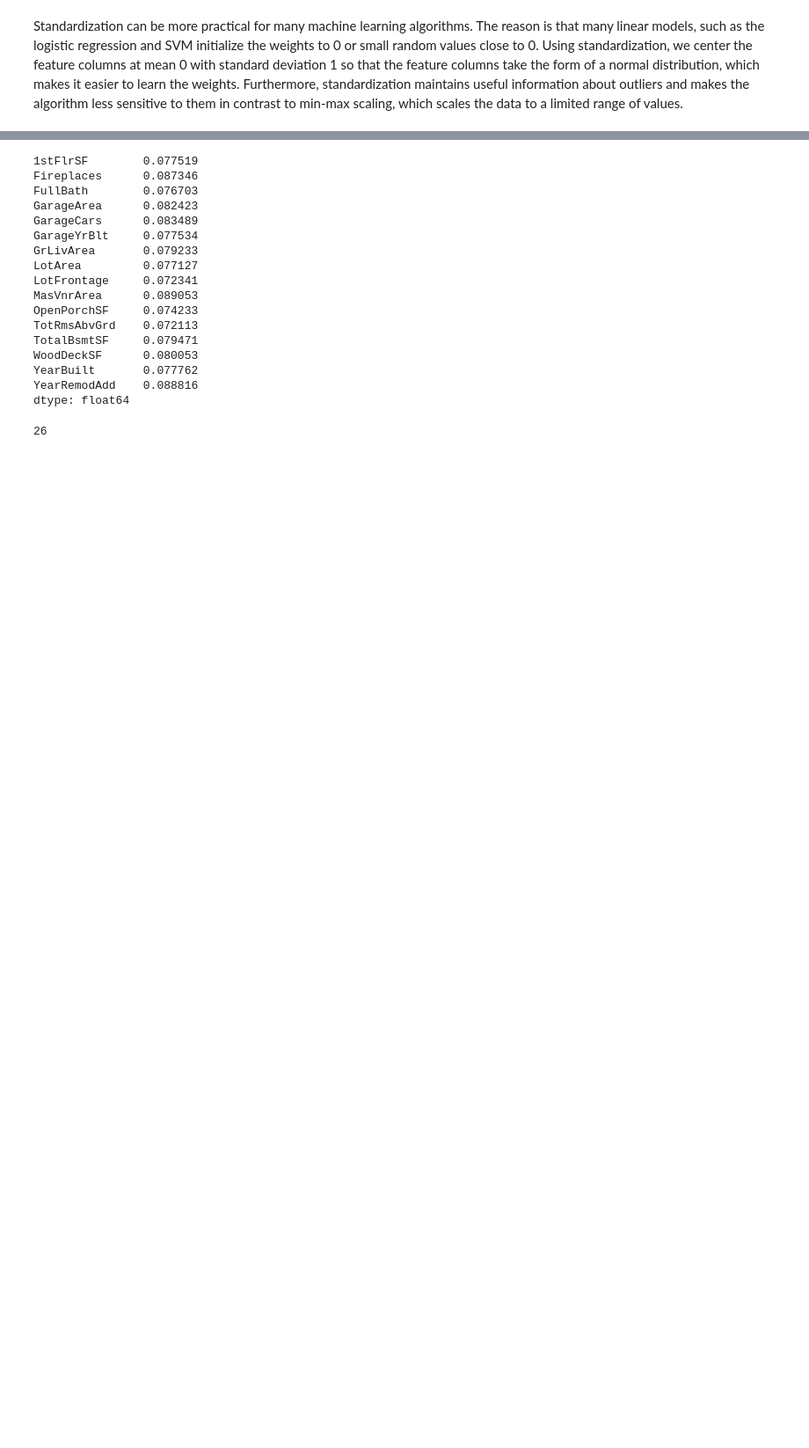
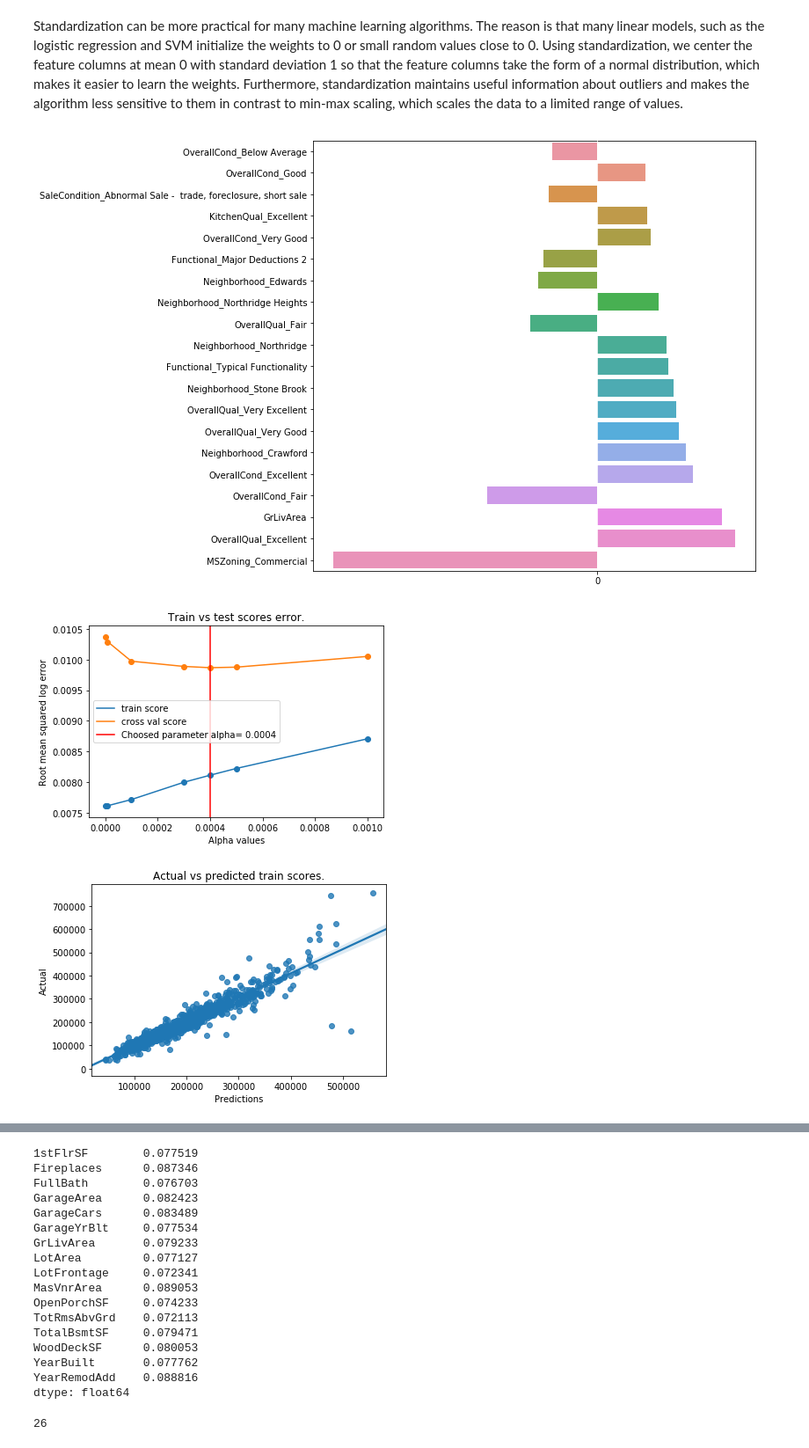
Before and after one commit to matkalinowski/Kaggle-House-prices, a Jupyter notebook: Linear regression.ipynb, the cells around one changed output, grey strips where cells are left out. Shown: that part at 88% size. Drawn from its saved outputs; the diff is of its cells as text; code cells hidden in the pictures; blank space fills up the shorter version.

Commit message:
OOP for results init.

```diff
--- a/Linear regression.ipynb
+++ b/Linear regression.ipynb
@@ -32,3 +32,28 @@ models, such as the logistic regression and SVM initialize the weights to 0 or s
 Using standardization, we center the feature columns at mean 0 with standard deviation 1 so that the feature columns take the form of
 a normal distribution, which makes it easier to learn the weights. Furthermore, standardization maintains useful information about outliers and makes the
 algorithm less sensitive to them in contrast to min-max scaling, which scales the data to a limited range of values.
+# %%
+from scipy.stats import skew
+number_type = get_number_types(train)
+
+skewness = number_type.apply(lambda x: skew(x))
+cols_to_log = skewness[np.abs(skewness.sort_values()) >= .75].index
+
+train_log = log_given_columns(train, cols_to_log)
+test_log = log_given_columns(test, cols_to_log)
+trainWithDummies, testWithDummies = get_df_for_predictions(train_log, test_log)
+
+# alphas = [0.001, 0.01, 0.03, .1, .3, .5, 1, 3, 5, 7, 10]
+alphas = [1e-7, 1e-5, 1e-4, 3e-4, 4e-4, 5e-4, 1e-3]
+# alphas = [0.05, 0.1, 0.3, 1, 3, 5, 10, 15, 30, 50, 75]
+# alphas = [10, 15, 30, 50, 75, 100, 110, 115, 120, 130, 150, 175]
+param_grid = dict(alpha=alphas)
+
+results = predict(RegressionResults, Lasso(normalize=False, max_iter=5000), param_grid, trainWithDummies,
+                        np.log1p(ytrain), testWithDummies,
+                        'lasso_loged_skewed_by_algo_columns_data_standarized_ytrain_logged',
+                       predictions_form_restoring_method=restore_predictions_from_log1p)
+# %% [output]
+[figure, added]
+[figure, added]
+[figure, added]
```
Also changed, not shown: parts of 3 cells of this notebook, 2 other files.
